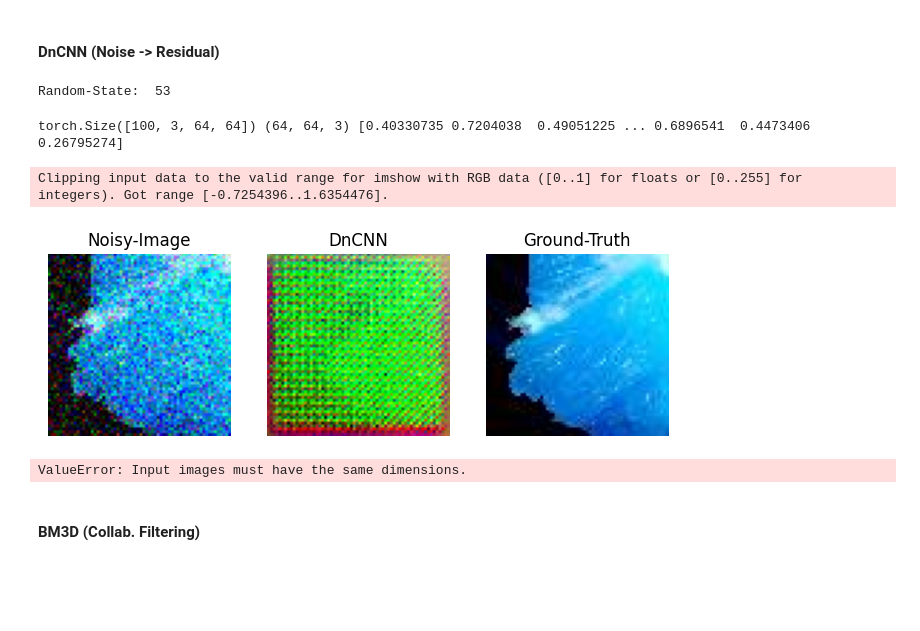
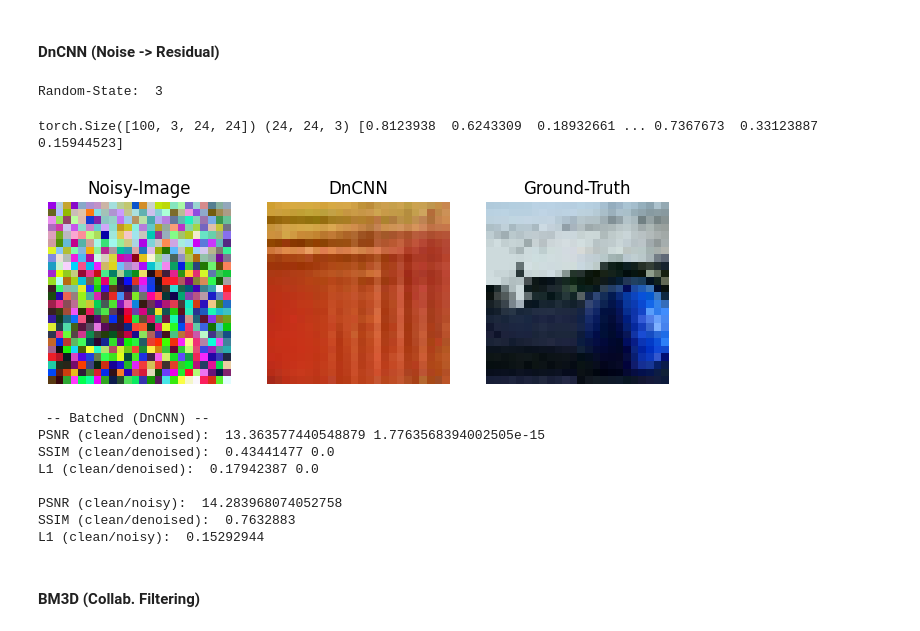
Before and after one commit to AlikMon88/Gibbs-Diff, a Jupyter notebook: unit_main_denoise.ipynb, the cells around one changed output. Saved outputs shown, nothing was run; the diff lists cells and outputs as text; code cells hidden in the pictures; blank space fills up the shorter version.

Commit message:
add noise

```diff
--- a/unit_main_denoise.ipynb
+++ b/unit_main_denoise.ipynb
@@ -52,9 +52,12 @@ def plot_results(noisy, clean, denoised, title=""):
     plt.show()
 # %% [markdown]
 1D non-Flat PSD noise
+# %%
+phi = 1.0
+sigma = 0.2
 # %%
 # observation, signal, noise = create_1d_data_colored(n_samples=n_samples, n_depth=n_depth, phi=-1.0, decay=1.0, sigma=0.2)
-observation, signal, noise = create_1d_data_colored_multi(n_samples=n_samples, n_depth=n_depth, phi=-1.0, decay=1.0, sigma=0.2)
+observation, signal, noise = create_1d_data_colored_multi(n_samples=n_samples, n_depth=n_depth, phi=phi, decay=1.0, sigma=sigma)
 print(observation.shape, signal.shape, noise.shape)
 # %% [output]
 (1000, 100) (1000, 100) (1000, 100)
@@ -309,7 +312,7 @@ subset_sample_len = 500
 phi = 1.0
 sigma = 0.2
 decay = 1.0 ## no-decay
-input_size = (64, 64)
+input_size = (24, 24)
 # %%
 ft = time.time()
 observation_2d, images_2d, noise_2d = create_2d_data_colored(train_image_path, n_samples = subset_sample_len, phi=phi, sigma=sigma, is_plot=False, size=input_size)
@@ -386,34 +389,33 @@ model_dncnn = model_dncnn.to(device)
 rn = random.randint(0, len(y) - 1)
 print('Random-State: ', rn)
 # %% [output]
-Random-State:  53
+Random-State:  3
 # %%
 x_denoised = model_dncnn(torch.tensor(y))
 x_denoised = torch.clamp(x_denoised, min=0, max=1)
 x_denoised_smaple = x_denoised[rn].permute(1, 2, 0).cpu().numpy()
 print(x_denoised.shape, x_denoised_smaple.shape, np.ravel(x_denoised_smaple))
 # %% [output]
-torch.Size([100, 3, 64, 64]) (64, 64, 3) [0.40330735 0.7204038  0.49051225 ... 0.6896541  0.4473406  0.26795274]
+torch.Size([100, 3, 24, 24]) (24, 24, 3) [0.8123938  0.6243309  0.18932661 ... 0.7367673  0.33123887 0.15944523]
 # %%
 fig, axs = plt.subplots(1, 3, figsize=(8, 5))
 
 
-axs[0].imshow(y[rn].reshape(y.shape[2], y.shape[3], -1))
+axs[0].imshow((y[rn].reshape(y.shape[2], y.shape[3], -1) * 255.0).astype('uint8'))
 axs[0].set_title('Noisy-Image')
 axs[0].axis('off')
 
-axs[1].imshow(x_denoised_smaple)
+axs[1].imshow((x_denoised_smaple * 255.0).astype('uint8'))
 axs[1].set_title('DnCNN')
 axs[1].axis('off')
 
-axs[2].imshow(x0[rn].reshape(y.shape[2], y.shape[3], -1))
+axs[2].imshow((x0[rn].reshape(y.shape[2], y.shape[3], -1) * 255.0).astype('uint8'))
 axs[2].set_title('Ground-Truth')
 axs[2].axis('off')
 
 plt.show()
 # %% [output]
-Clipping input data to the valid range for imshow with RGB data ([0..1] for floats or [0..255] for integers). Got range [-0.7254396..1.6354476].
-[figure, old version]
+[figure, new version]
 # %%
 psnr_2d_list, ssim_2d_list, l1_loss_2d_list = [], [], []
 
@@ -434,7 +436,14 @@ print('PSNR (clean/noisy): ', psnr_2d(x0[0], y[0]))
 print('SSIM (clean/denoised): ', ssim_2d(x0[0], y[0]))
 print('L1 (clean/noisy): ', l1_loss_2d(x0[0], y[0]))
 # %% [output]
-ValueError: Input images must have the same dimensions.
+ -- Batched (DnCNN) --
+PSNR (clean/denoised):  13.363577440548879 1.7763568394002505e-15
+SSIM (clean/denoised):  0.43441477 0.0
+L1 (clean/denoised):  0.17942387 0.0
+
+PSNR (clean/noisy):  14.283968074052758
+SSIM (clean/denoised):  0.7632883
+L1 (clean/noisy):  0.15292944
 # %% [markdown]
 #### BM3D (Collab. Filtering)
 # %%
```
Also changed, not shown: parts of 8 cells of this notebook, 2 other files.
